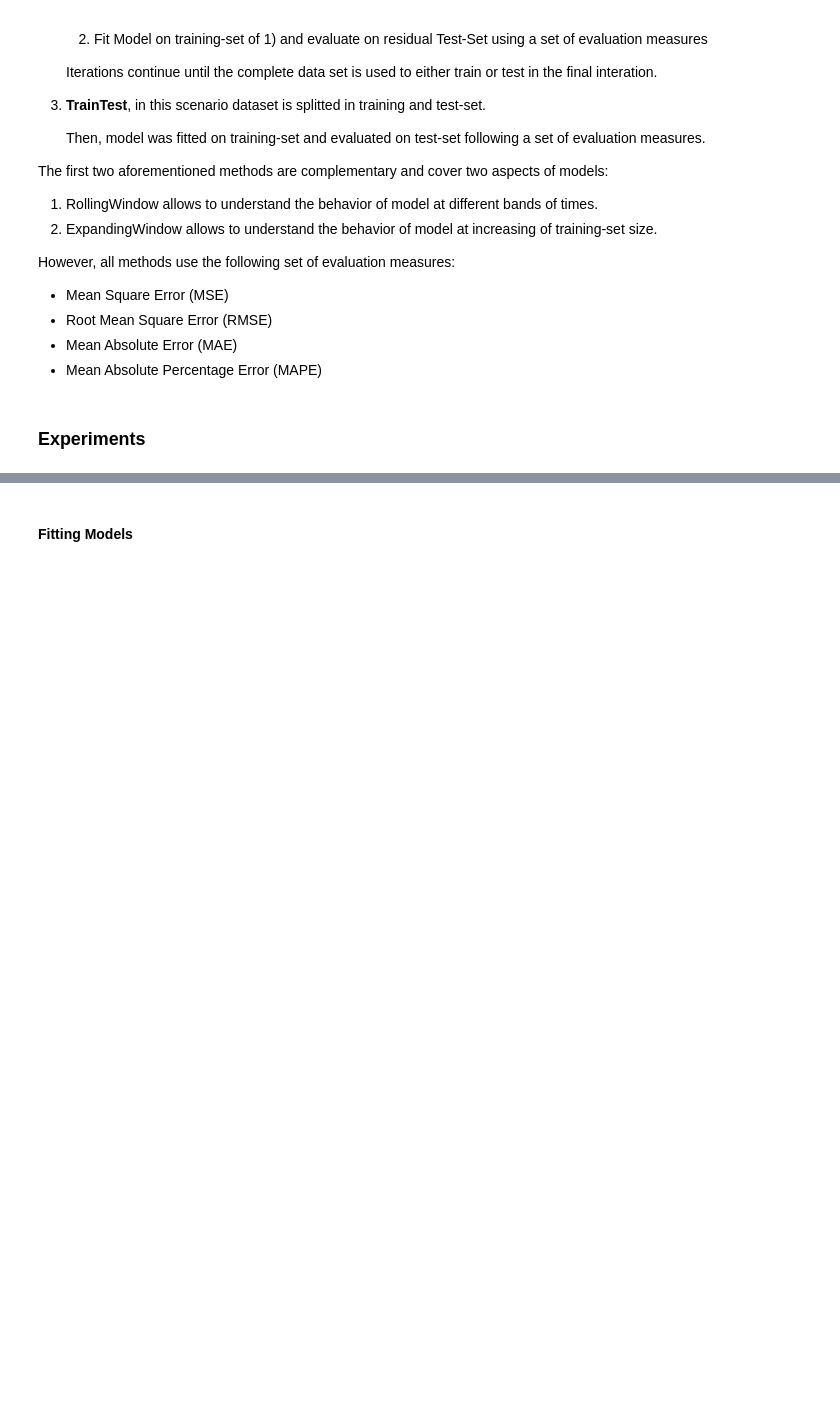
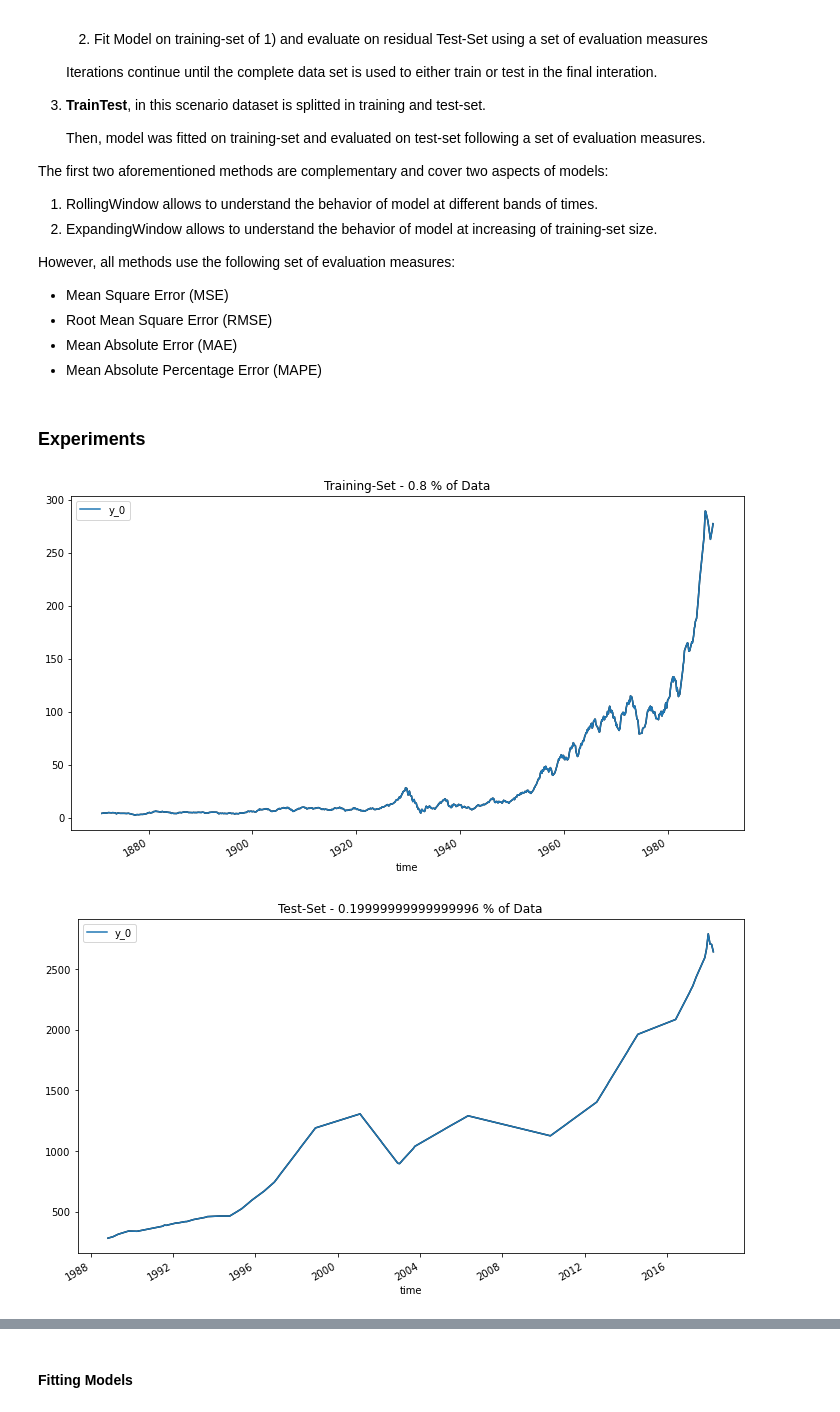
Before and after one commit to rscdev7/stock_advisor, a Jupyter notebook: code/notebooks/stock_advisor/Stock Advisor.ipynb, the cells around one changed output, grey strips where cells are left out. Saved outputs shown, nothing was run; the diff lists cells and outputs as text; code cells hidden in the pictures; blank space fills up the shorter version.

```diff
--- a/code/notebooks/stock_advisor/Stock Advisor.ipynb
+++ b/code/notebooks/stock_advisor/Stock Advisor.ipynb
@@ -1107,8 +1108,27 @@ However, all methods use the following set of evaluation measures:
 ### Experiments
 # %%
 #Split Dataset
-PERC_TEST:float             = 0.8
-split:int                   = int(PERC_TEST*len(sp_cleaned))
+PERC_TRAIN:float                    = 0.8
+split:int                           = int(PERC_TRAIN*len(sp_cleaned))
+split_90_perc:int                   = int(0.9*len(sp_cleaned))
 
-training_set:TimeSeriesData = sp_cleaned[:split]
-test_set:TimeSeriesData     = sp_cleaned[split:]
+
+training_set:TimeSeriesData         = sp_cleaned[:split]
+test_set:TimeSeriesData             = sp_cleaned[split:]
+training_set_90_perc:TimeSeriesData = sp_cleaned[:split_90_perc]
+
+
+training_set.plot(cols=['y_0'])
+plt.title("Training-Set - {} % of Data".format(PERC_TRAIN))
+
+test_set.plot(cols=['y_0'])
+plt.title("Test-Set - {} % of Data".format(1-PERC_TRAIN))
+
+training_set_90_perc.plot(cols=['y_0'])
+plt.title("Training-Set {} % of Data | Useful for Expanding-Window BackTest".format(0.9))
+
+
+plt.show()
+# %% [output]
+[figure, added]
+[figure, added]
```
Also changed, not shown: parts of 48 cells of this notebook, 3 other files.
